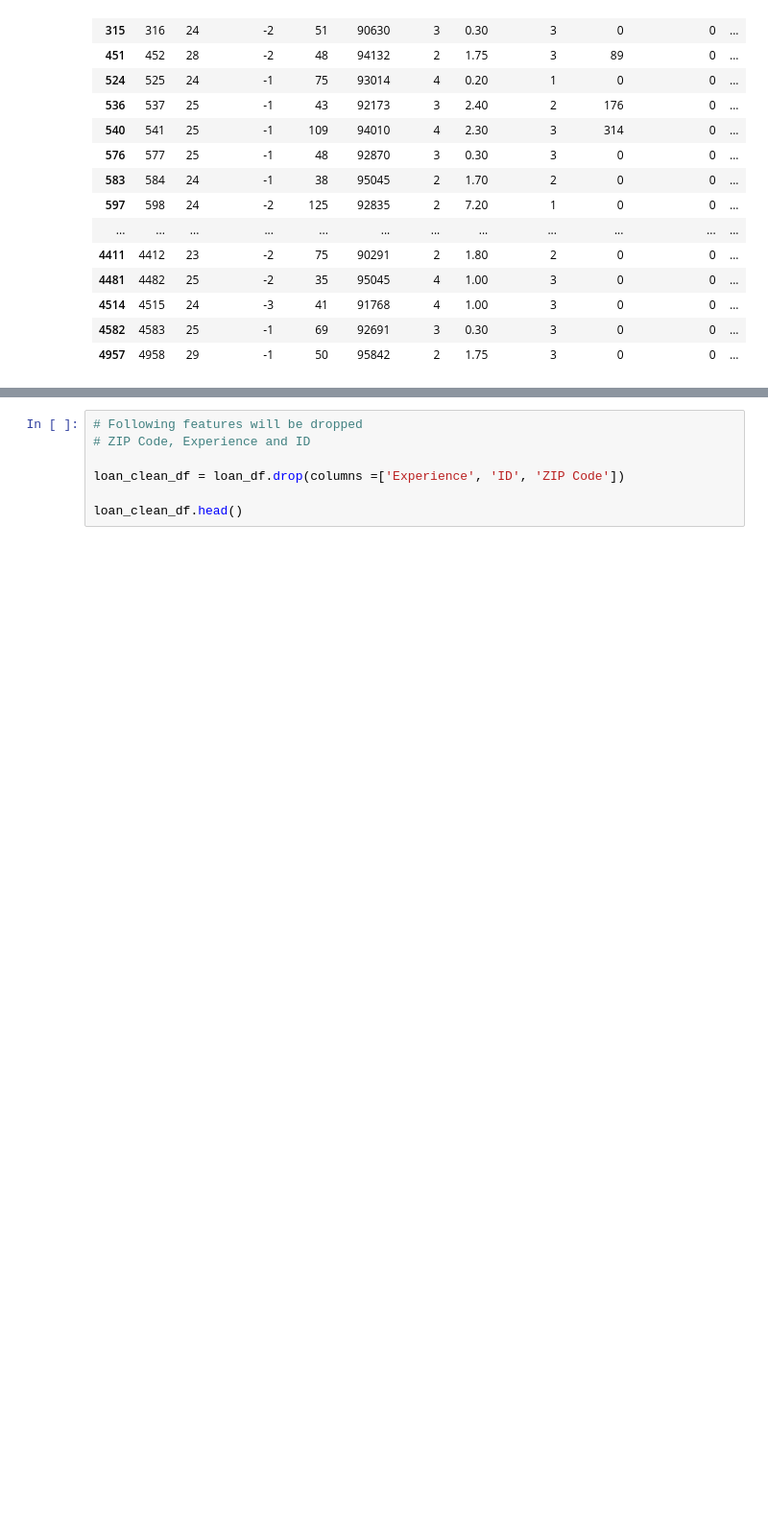
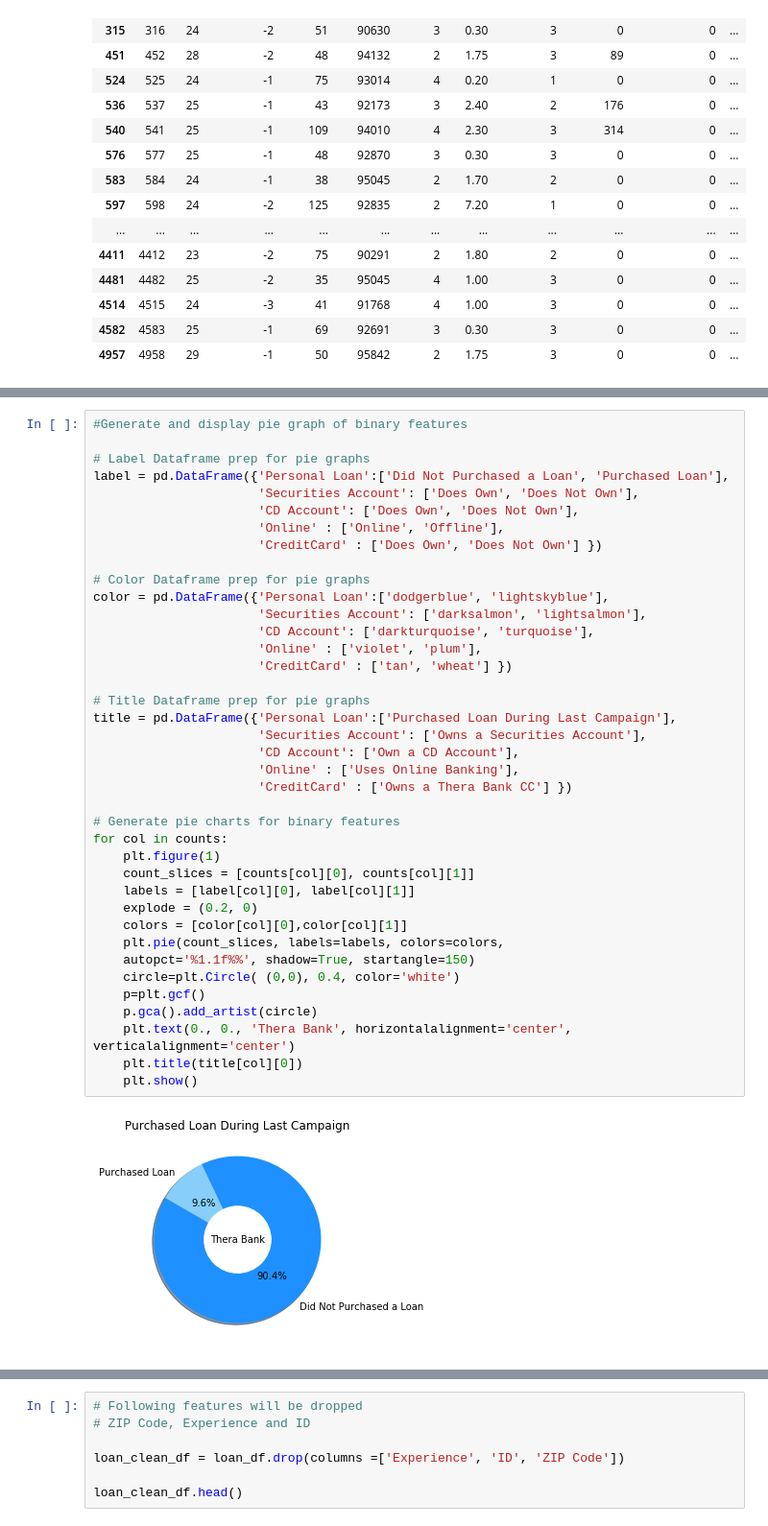
Before and after one commit to adgeli/Personal_Loan_Classification_Model, a Jupyter notebook: source code/data_prep.ipynb, the cells around one changed output, grey strips where cells are left out. Shown at 96% size. Drawn from its saved outputs; the diff is of its cells as text; blank space fills up the shorter version.

```diff
--- a/source code/data_prep.ipynb
+++ b/source code/data_prep.ipynb
@@ -204,0 +231,41 @@ plt.show()
+# %%
+#Generate and display pie graph of binary features
+
+# Label Dataframe prep for pie graphs
+label = pd.DataFrame({'Personal Loan':['Did Not Purchased a Loan', 'Purchased Loan'],
+                      'Securities Account': ['Does Own', 'Does Not Own'],
+                      'CD Account': ['Does Own', 'Does Not Own'],
+                      'Online' : ['Online', 'Offline'],
+                      'CreditCard' : ['Does Own', 'Does Not Own'] })
+
+# Color Dataframe prep for pie graphs
+color = pd.DataFrame({'Personal Loan':['dodgerblue', 'lightskyblue'],
+                      'Securities Account': ['darksalmon', 'lightsalmon'],
+                      'CD Account': ['darkturquoise', 'turquoise'],
+                      'Online' : ['violet', 'plum'],
+                      'CreditCard' : ['tan', 'wheat'] })
+
+# Title Dataframe prep for pie graphs
+title = pd.DataFrame({'Personal Loan':['Purchased Loan During Last Campaign'],
+                      'Securities Account': ['Owns a Securities Account'],
+                      'CD Account': ['Own a CD Account'],
+                      'Online' : ['Uses Online Banking'],
+                      'CreditCard' : ['Owns a Thera Bank CC'] })
+
+# Generate pie charts for binary features
+for col in counts:
+    plt.figure(1)
+    count_slices = [counts[col][0], counts[col][1]]
+    labels = [label[col][0], label[col][1]]
+    explode = (0.2, 0)
+    colors = [color[col][0],color[col][1]]
+    plt.pie(count_slices, labels=labels, colors=colors,
+    autopct='%1.1f%%', shadow=True, startangle=150)
+    circle=plt.Circle( (0,0), 0.4, color='white')
+    p=plt.gcf()
+    p.gca().add_artist(circle)
+    plt.text(0., 0., 'Thera Bank', horizontalalignment='center', verticalalignment='center')
+    plt.title(title[col][0])
+    plt.show()
+# %% [output]
+[figure, added]
```
Also changed, not shown: parts of 16 cells of this notebook, 8 other files.
